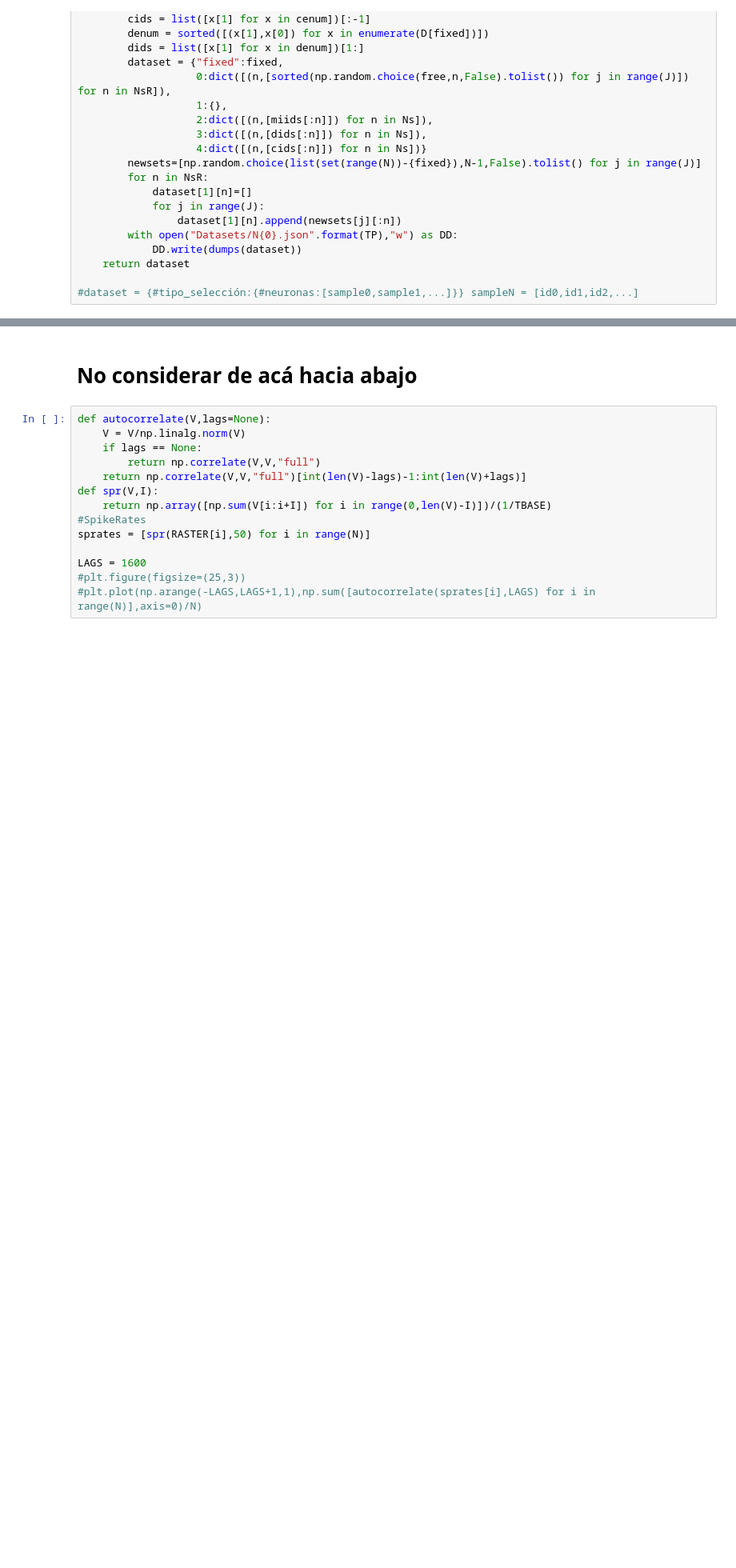
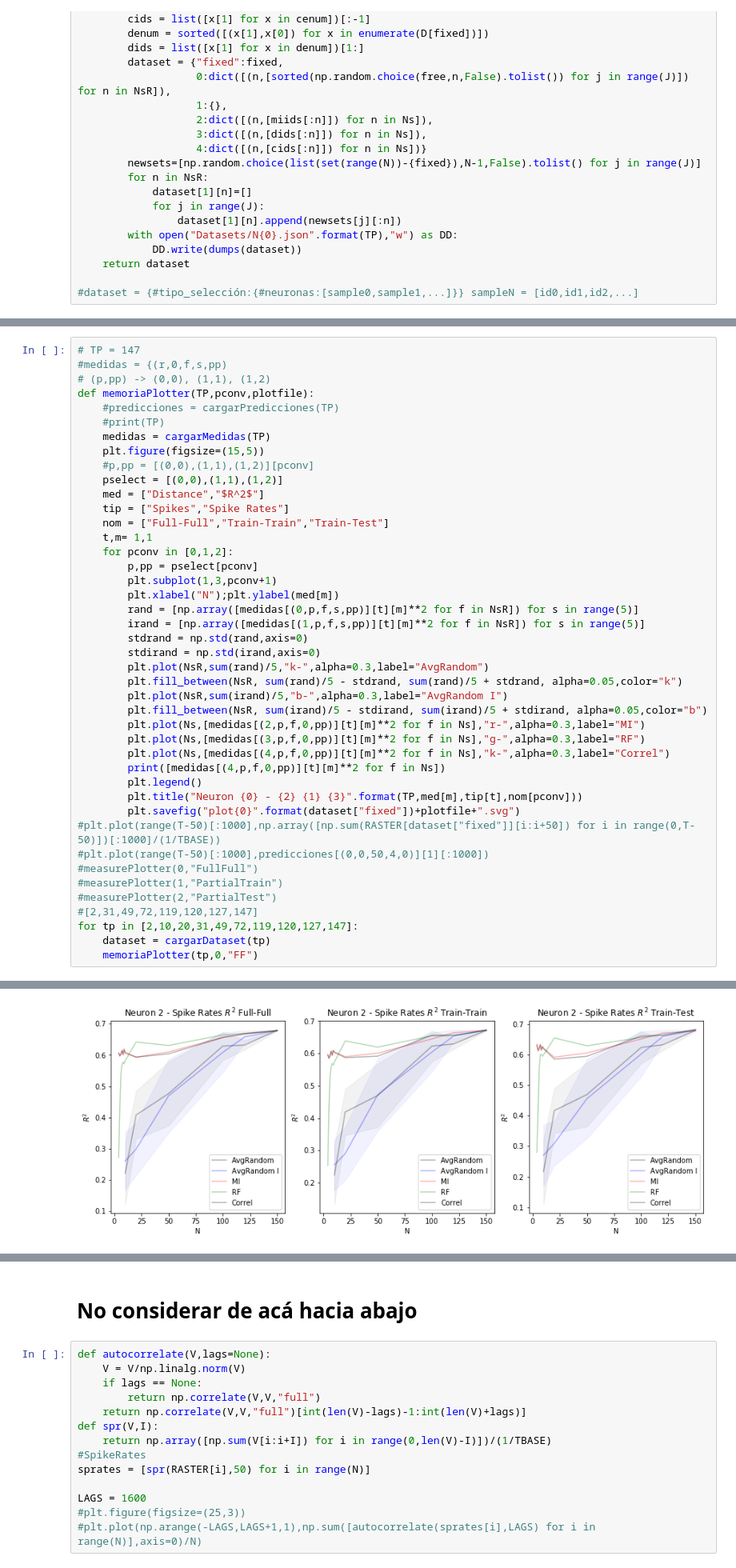
Before and after one commit to iampuero/RetinalPredictability, a Jupyter notebook: Code/Final.ipynb, the cells around one changed output, grey strips where cells are left out. Shown at 80% size. Cells and saved outputs as stored; diff of their text form; blank space fills up the shorter version.

```diff
--- a/Code/Final.ipynb
+++ b/Code/Final.ipynb
@@ -383,0 +612,44 @@ print(medidas[(1,0,50,3,0)][1][1])
+# %%
+# TP = 147
+#medidas = {(r,0,f,s,pp)
+# (p,pp) -> (0,0), (1,1), (1,2)
+def memoriaPlotter(TP,pconv,plotfile):
+    #predicciones = cargarPredicciones(TP)
+    #print(TP)
+    medidas = cargarMedidas(TP)
+    plt.figure(figsize=(15,5))
+    #p,pp = [(0,0),(1,1),(1,2)][pconv]
+    pselect = [(0,0),(1,1),(1,2)]
+    med = ["Distance","$R^2$"]
+    tip = ["Spikes","Spike Rates"]
+    nom = ["Full-Full","Train-Train","Train-Test"]
+    t,m= 1,1
+    for pconv in [0,1,2]:
+        p,pp = pselect[pconv]
+        plt.subplot(1,3,pconv+1)
+        plt.xlabel("N");plt.ylabel(med[m])
+        rand = [np.array([medidas[(0,p,f,s,pp)][t][m]**2 for f in NsR]) for s in range(5)]
+        irand = [np.array([medidas[(1,p,f,s,pp)][t][m]**2 for f in NsR]) for s in range(5)]
+        stdrand = np.std(rand,axis=0)
+        stdirand = np.std(irand,axis=0)
+        plt.plot(NsR,sum(rand)/5,"k-",alpha=0.3,label="AvgRandom")
+        plt.fill_between(NsR, sum(rand)/5 - stdrand, sum(rand)/5 + stdrand, alpha=0.05,color="k")
+        plt.plot(NsR,sum(irand)/5,"b-",alpha=0.3,label="AvgRandom I")
+        plt.fill_between(NsR, sum(irand)/5 - stdirand, sum(irand)/5 + stdirand, alpha=0.05,color="b")
+        plt.plot(Ns,[medidas[(2,p,f,0,pp)][t][m]**2 for f in Ns],"r-",alpha=0.3,label="MI")
+        plt.plot(Ns,[medidas[(3,p,f,0,pp)][t][m]**2 for f in Ns],"g-",alpha=0.3,label="RF")
+        plt.plot(Ns,[medidas[(4,p,f,0,pp)][t][m]**2 for f in Ns],"k-",alpha=0.3,label="Correl")
+        print([medidas[(4,p,f,0,pp)][t][m]**2 for f in Ns])
+        plt.legend()
+        plt.title("Neuron {0} - {2} {1} {3}".format(TP,med[m],tip[t],nom[pconv]))
+        plt.savefig("plot{0}".format(dataset["fixed"])+plotfile+".svg")
+#plt.plot(range(T-50)[:1000],np.array([np.sum(RASTER[dataset["fixed"]][i:i+50]) for i in range(0,T-50)])[:1000]/(1/TBASE))
+#plt.plot(range(T-50)[:1000],predicciones[(0,0,50,4,0)][1][:1000])
+#measurePlotter(0,"FullFull")
+#measurePlotter(1,"PartialTrain")
+#measurePlotter(2,"PartialTest")
+#[2,31,49,72,119,120,127,147]
+for tp in [2,10,20,31,49,72,119,120,127,147]:
+    dataset = cargarDataset(tp)
+    memoriaPlotter(tp,0,"FF")
+# %% [output]
@@ -383,0 +673 @@ print(medidas[(1,0,50,3,0)][1][1])
+[figure, added]
```
Also changed, not shown: parts of 62 cells of this notebook, 34 other files.
